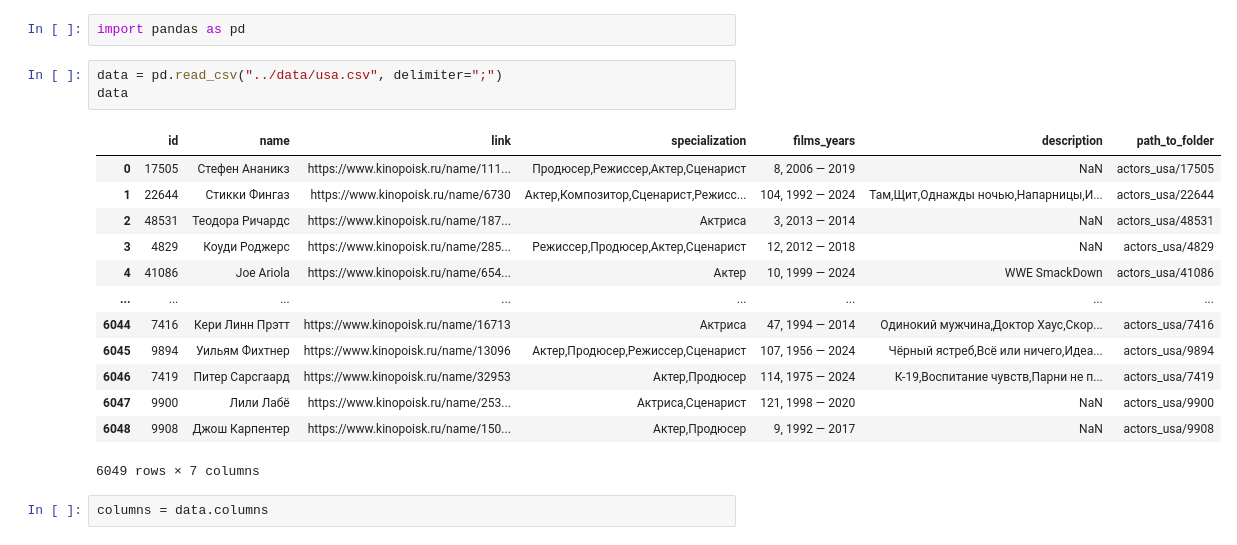
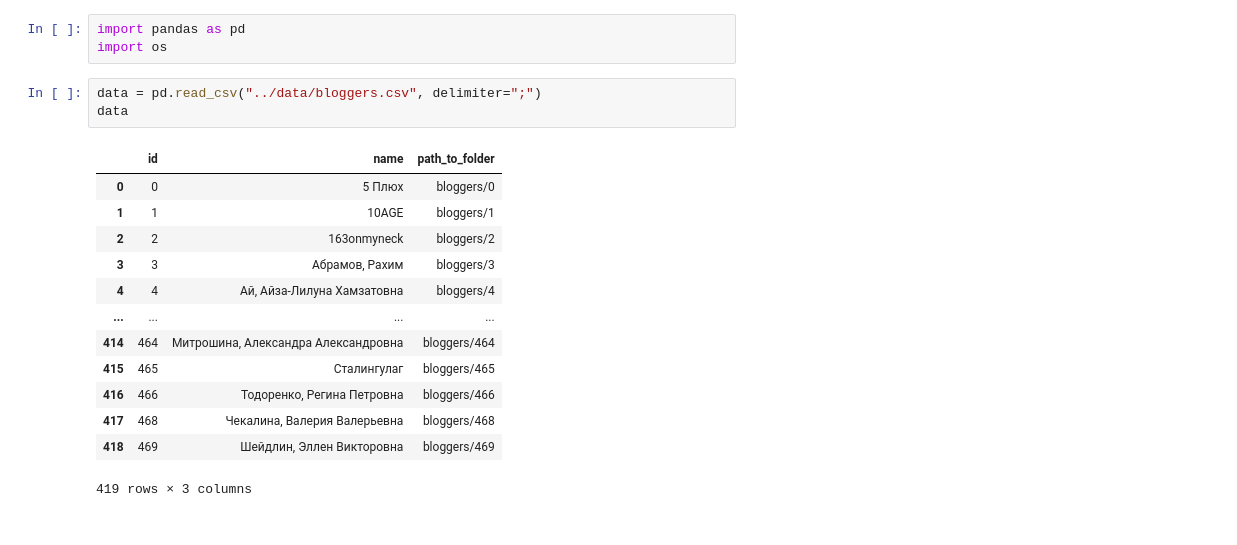
Before and after one commit to SKYLIGHTSUFA/UfaHack2024, a Jupyter notebook: notebooks/EDA.ipynb, the cells around one changed output. Cells and saved outputs as stored; diff of their text form.

```diff
--- a/notebooks/EDA.ipynb
+++ b/notebooks/EDA.ipynb
@@ -1,24 +1,23 @@
 # %%
 import pandas as pd
+import os
 # %%
-data = pd.read_csv("../data/usa.csv", delimiter=";")
+data = pd.read_csv("../data/bloggers.csv", delimiter=";")
 data
 # %% [output]
-|  | id | name | link | specialization | films_years | description | path_to_folder |
-| 0 | 17505 | Стефен Ананикз | https://www.kinopoisk.ru/name/111... | Продюсер,Режиссер,Актер,Сценарист | 8, 2006 — 2019 | NaN | actors_usa/17505 |
-| 1 | 22644 | Стикки Фингаз | https://www.kinopoisk.ru/name/6730 | Актер,Композитор,Сценарист,Режисс... | 104, 1992 — 2024 | Там,Щит,Однажды ночью,Напарницы,И... | actors_usa/22644 |
-| 2 | 48531 | Теодора Ричардс | https://www.kinopoisk.ru/name/187... | Актриса | 3, 2013 — 2014 | NaN | actors_usa/48531 |
-| 3 | 4829 | Коуди Роджерс | https://www.kinopoisk.ru/name/285... | Режиссер,Продюсер,Актер,Сценарист | 12, 2012 — 2018 | NaN | actors_usa/4829 |
-| 4 | 41086 | Joe Ariola | https://www.kinopoisk.ru/name/654... | Актер | 10, 1999 — 2024 | WWE SmackDown | actors_usa/41086 |
-| ... | ... | ... | ... | ... | ... | ... | ... |
-| 6044 | 7416 | Кери Линн Прэтт | https://www.kinopoisk.ru/name/16713 | Актриса | 47, 1994 — 2014 | Одинокий мужчина,Доктор Хаус,Скор... | actors_usa/7416 |
-| 6045 | 9894 | Уильям Фихтнер | https://www.kinopoisk.ru/name/13096 | Актер,Продюсер,Режиссер,Сценарист | 107, 1956 — 2024 | Чёрный ястреб,Всё или ничего,Идеа... | actors_usa/9894 |
-| 6046 | 7419 | Питер Сарсгаард | https://www.kinopoisk.ru/name/32953 | Актер,Продюсер | 114, 1975 — 2024 | К-19,Воспитание чувств,Парни не п... | actors_usa/7419 |
-| 6047 | 9900 | Лили Лабё | https://www.kinopoisk.ru/name/253... | Актриса,Сценарист | 121, 1998 — 2020 | NaN | actors_usa/9900 |
-| 6048 | 9908 | Джош Карпентер | https://www.kinopoisk.ru/name/150... | Актер,Продюсер | 9, 1992 — 2017 | NaN | actors_usa/9908 |
+|  | id | name | path_to_folder |
+| 0 | 0 | 5 Плюх | bloggers/0 |
+| 1 | 1 | 10AGE | bloggers/1 |
+| 2 | 2 | 163onmyneck | bloggers/2 |
+| 3 | 3 | Абрамов, Рахим | bloggers/3 |
+| 4 | 4 | Ай, Айза-Лилуна Хамзатовна | bloggers/4 |
+| ... | ... | ... | ... |
+| 414 | 464 | Митрошина, Александра Александровна | bloggers/464 |
+| 415 | 465 | Сталингулаг | bloggers/465 |
+| 416 | 466 | Тодоренко, Регина Петровна | bloggers/466 |
+| 417 | 468 | Чекалина, Валерия Валерьевна | bloggers/468 |
+| 418 | 469 | Шейдлин, Эллен Викторовна | bloggers/469 |
-6049 rows × 7 columns
+419 rows × 3 columns
-# %%
-columns = data.columns
 # %%
 dicter = {}
 def get_dict(x):
```
Also changed, not shown: parts of 2 cells of this notebook, 12 other files.
